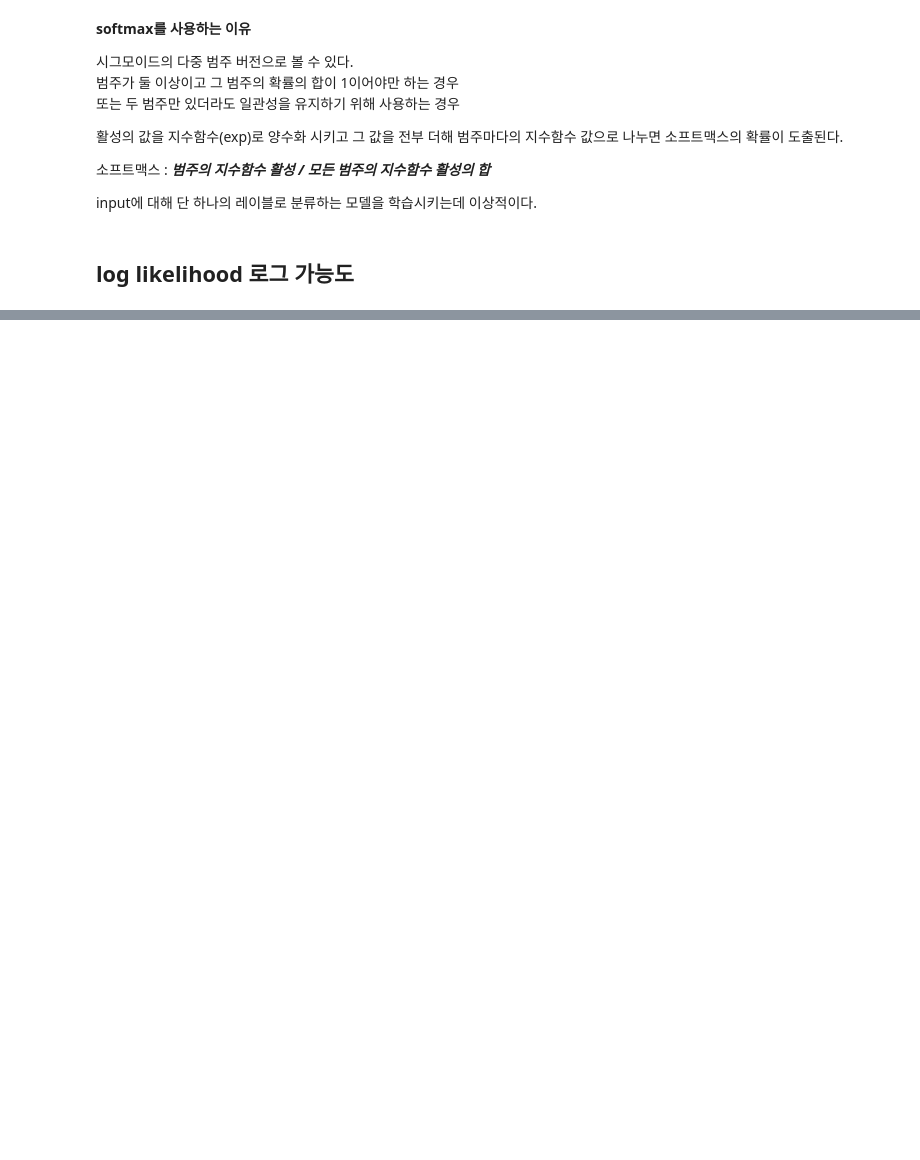
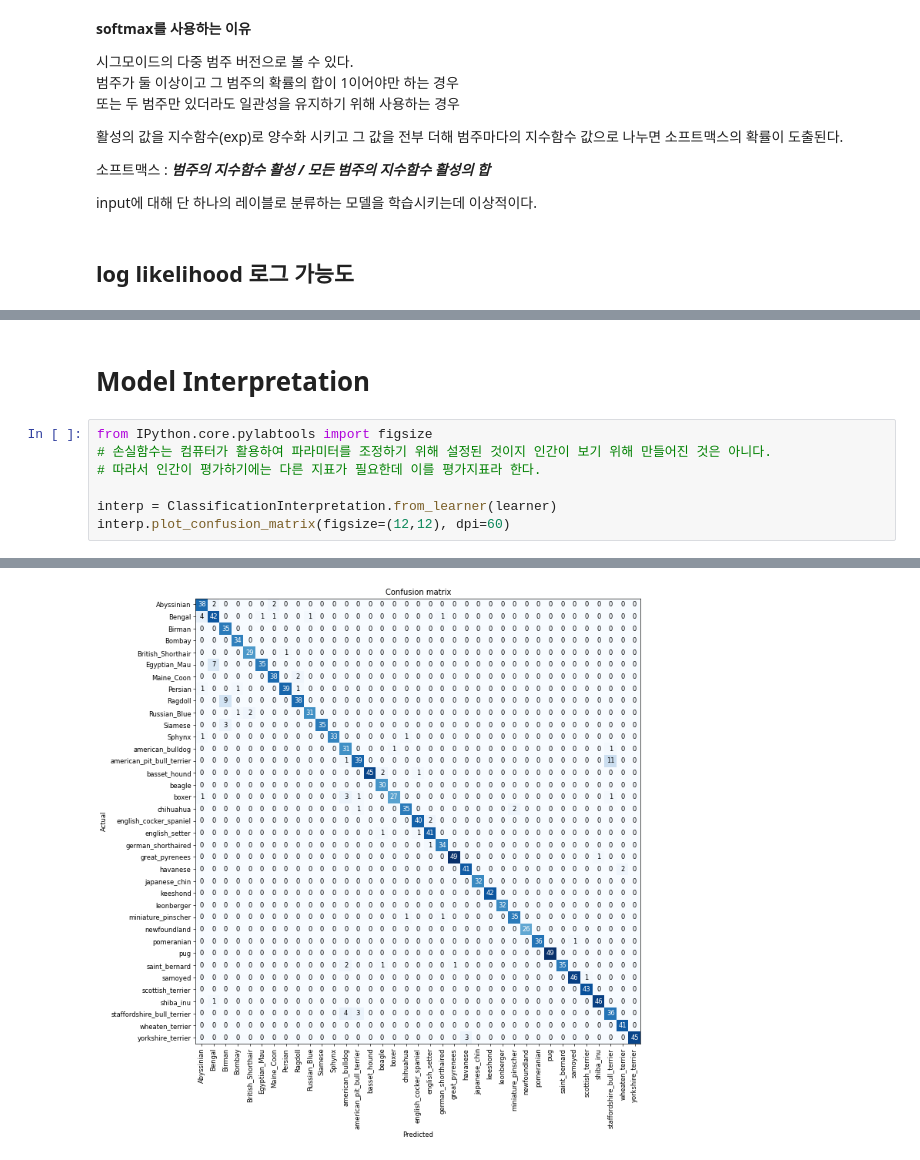
Before and after one commit to 2naff/fastai, a Jupyter notebook: Lesson5.ipynb, the cells around one changed output, grey strips where cells are left out. Cells and saved outputs as stored; diff of their text form; blank space fills up the shorter version.

```diff
--- a/Lesson5.ipynb
+++ b/Lesson5.ipynb
@@ -232,0 +216,10 @@ tensor([-0.0025, -0.5336, -0.0247, -0.8862, -0.7508, -0.7080])
+# %% [markdown]
+# Model Interpretation
+# %%
+from IPython.core.pylabtools import figsize
+# 손실함수는 컴퓨터가 활용하여 파라미터를 조정하기 위해 설정된 것이지 인간이 보기 위해 만들어진 것은 아니다.
+# 따라서 인간이 평가하기에는 다른 지표가 필요한데 이를 평가지표라 한다.
+
+interp = ClassificationInterpretation.from_learner(learner)
+interp.plot_confusion_matrix(figsize=(12,12), dpi=60)
+# %% [output]
@@ -232,0 +228 @@ tensor([-0.0025, -0.5336, -0.0247, -0.8862, -0.7508, -0.7080])
+[figure, added]
```
Also changed, not shown: parts of 34 cells of this notebook, 1 other file.
